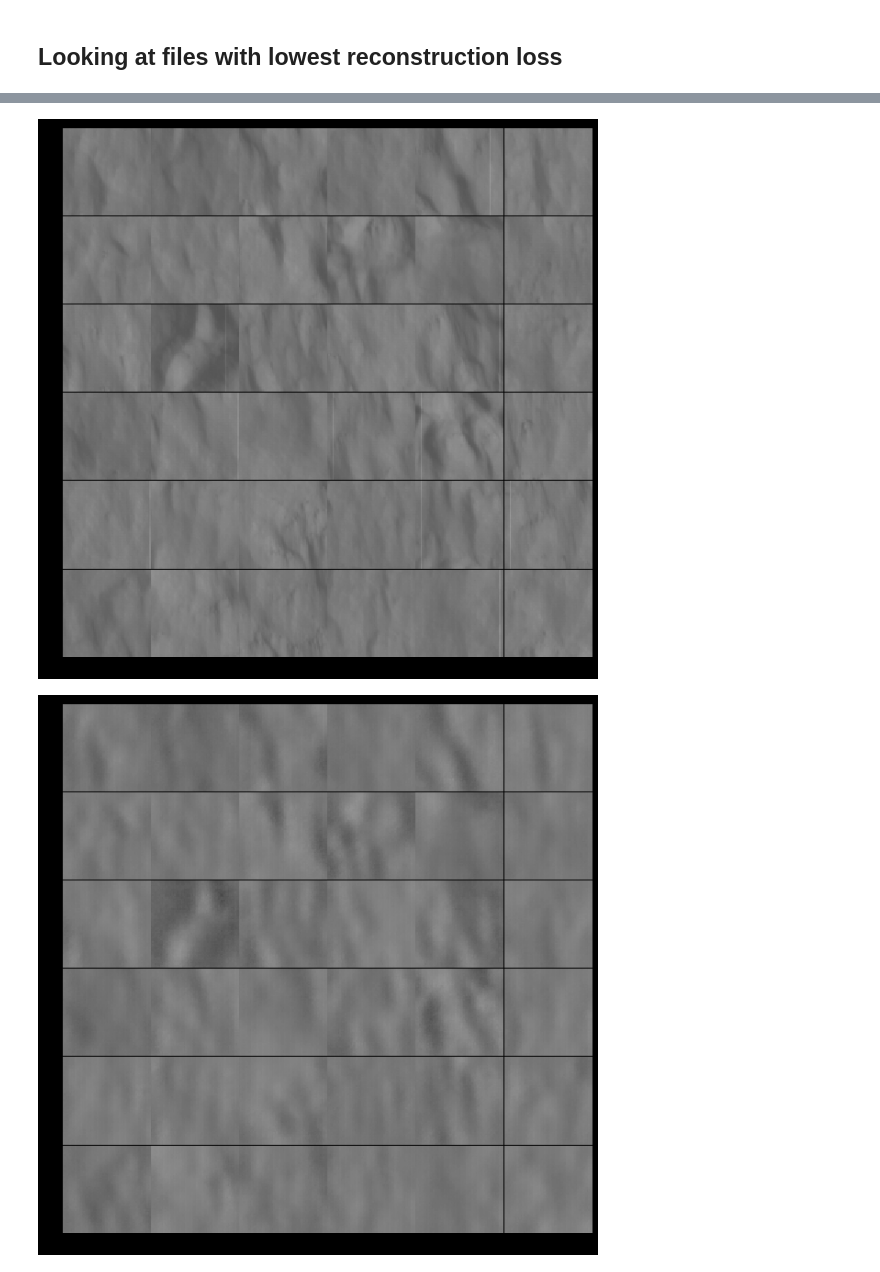
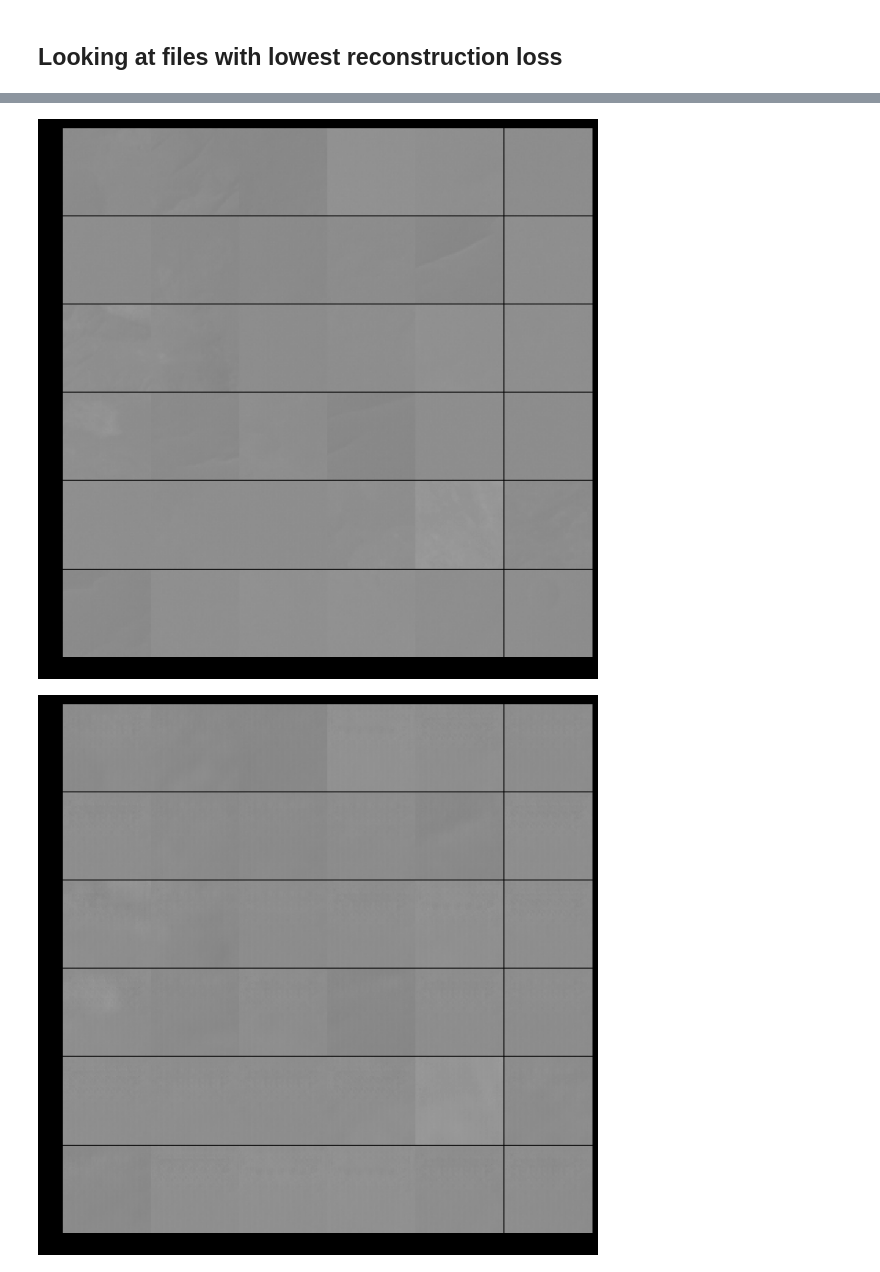
Before and after one commit to Serhiy-Shekhovtsov/mars-anomalies-aae, a Jupyter notebook: CAAE-data-analysis.ipynb, the cells around one changed output, grey strips where cells are left out. Cells and saved outputs as stored; diff of their text form; code cells hidden in the pictures.

```diff
--- a/CAAE-data-analysis.ipynb
+++ b/CAAE-data-analysis.ipynb
@@ -454,4 +461,5 @@ predict_and_print(tensor_images[:50])
 # %% [markdown]
 ## Looking at files with lowest reconstruction loss
 # %%
-all_losses.sort(key=lambda x: x.loss, reverse=True)
+all_losses.sort(key=lambda x: x.loss, reverse=False)
+all_losses[:5]
@@ -458,12 +472,12 @@ all_losses.sort(key=lambda x: x.loss, reverse=True)
 # %%
-images, ids = extract_patches_from_img(all_losses[1].img_name, patch_size=patch_size)
+images, ids = extract_patches_from_img(all_losses[5].img_name, patch_size=patch_size)
 images, ids = shuffle(images, ids)
 
 tensor_images = numpy_images_to_tensor_dataset(images)
 tensor_images = tensor_images / 255
 
 show_img_grid(tensor_images)
 predict_and_print(tensor_images[:50])
 # %% [output]
-[figure, old version]
+[figure, new version]
-[figure, old version]
+[figure, new version]
```
Also changed, not shown: parts of 9 cells of this notebook.
